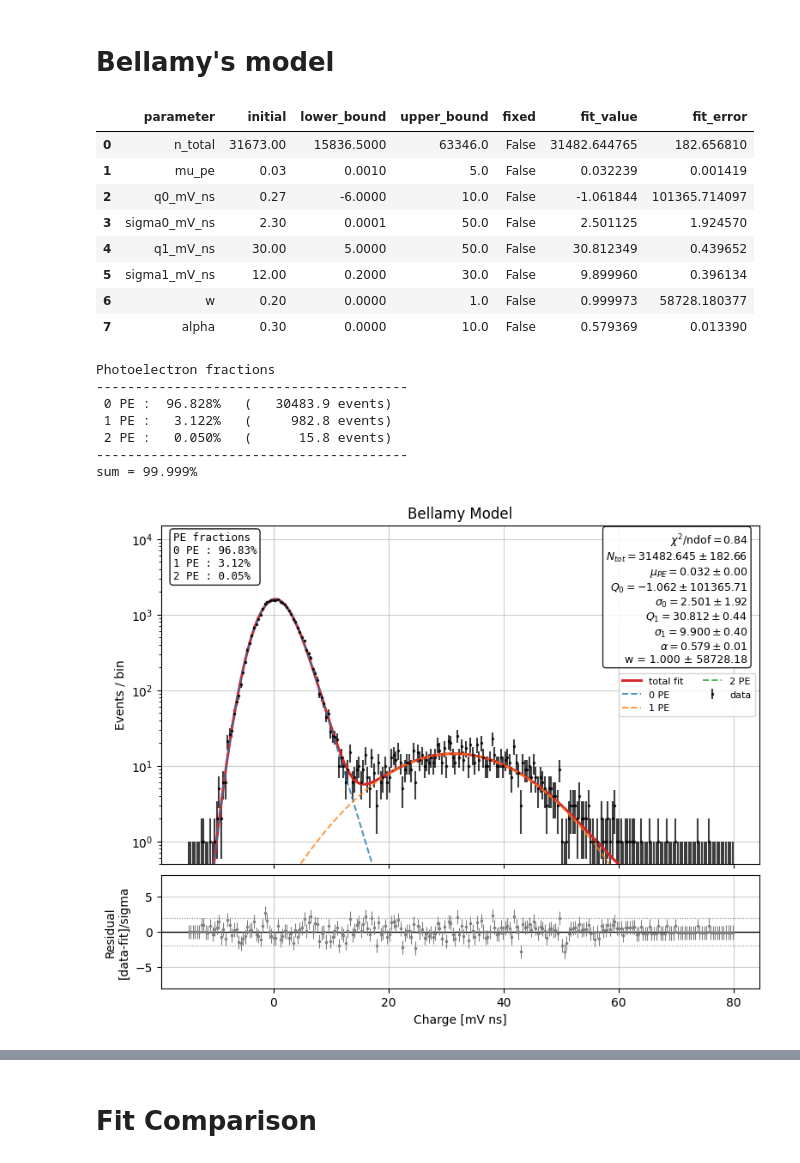
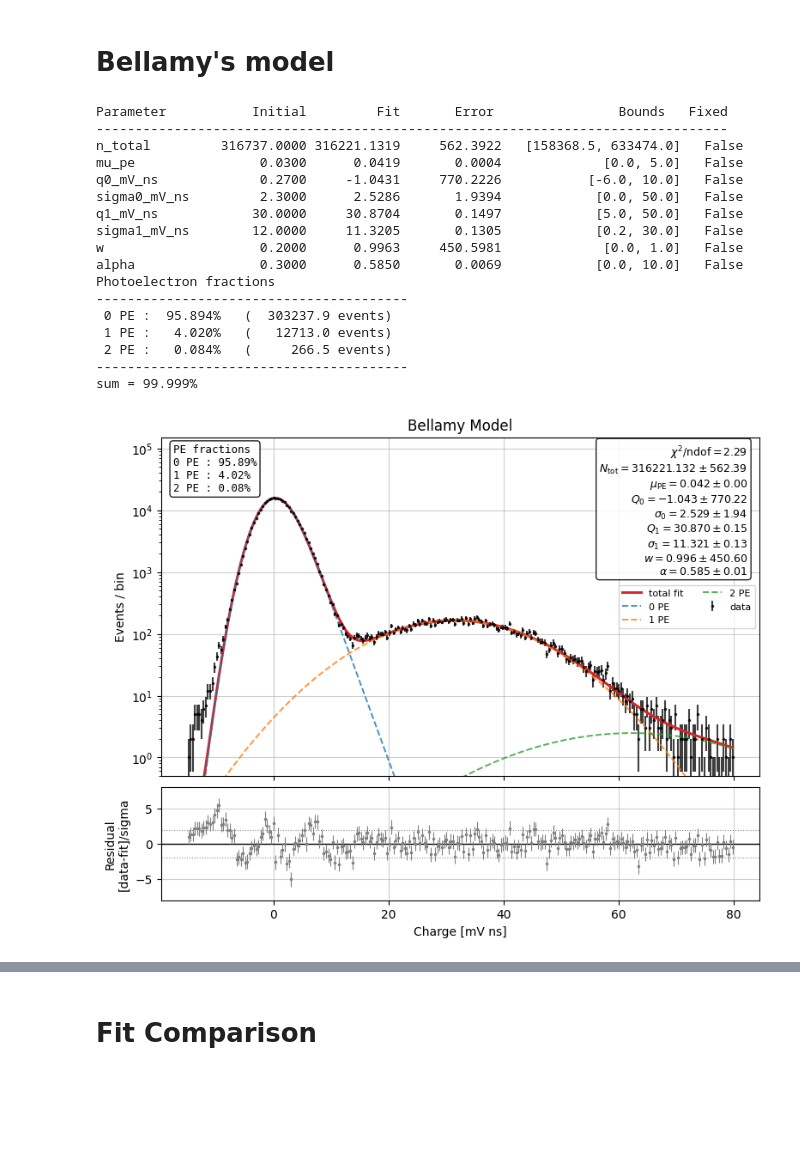
Before and after one commit to TAU-neutrino-lab/PMT-characterization, a Jupyter notebook: PMT-calibration/generic_fit.ipynb, the cells around one changed output, grey strips where cells are left out. Saved outputs shown, nothing was run; the diff lists cells and outputs as text; code cells hidden in the pictures; blank space fills up the shorter version.

Commit message:
improve plots add correlations

```diff
--- a/PMT-calibration/generic_fit.ipynb
+++ b/PMT-calibration/generic_fit.ipynb
@@ -33,7 +33,7 @@ file_name = "WA0089_850V_20MHz_Cold_led1"
 data_dir = Path("data/WA0089/LED_sweep/260615")
 
 # Set to a number for quick iteration, or None to use all matching files.
-max_files = 1
+max_files = None
 
 files = find_pmt_files(data_dir, file_name, max_files=max_files)
 
@@ -47,7 +56,7 @@ Number of files loaded: 1
 ### if and where to save plots
 # %%
 save_plots = True
-save_dir = 'plots_fit_results'
+save_dir = 'plots_fit_resultss'
 file_nickname = file_name
 # %% [markdown]
 # Configuration
@@ -220,8 +229,10 @@ fit_poisson = fit_poisson_spe(
     fit_range=fit_range
 )
 
-table_poisson = fit_result_table(fit_poisson)
-display( table_poisson )
+# table_poisson = fit_result_table(fit_poisson)
+# display( table_poisson )
+
+print_fit_result_table(fit_poisson)
 
 poisson_evt_fractions = poisson_npe_fractions( fit_poisson, maxPE)
 print_npe_fractions( poisson_evt_fractions, n_total=fit_poisson["parameters"]["n_total"] )
@@ -296,8 +314,10 @@ fit_bellamy = fit_bellamy_spe(
     fit_range=fit_range
 )
 
-table_bellamy = fit_result_table(fit_bellamy)
-display( table_bellamy )
+# table_bellamy = fit_result_table(fit_bellamy)
+# display( table_bellamy )
+
+print_fit_result_table(fit_bellamy)
 
 bellamy_evt_fractions = poisson_npe_fractions( fit_bellamy, maxPE)
 print_npe_fractions( bellamy_evt_fractions, n_total=fit_bellamy["parameters"]["n_total"] )
@@ -305,43 +325,44 @@ print_npe_fractions( bellamy_evt_fractions, n_total=fit_bellamy["parameters"]["n
 fig, ax, ax_resid = plot_fit_result(
     fit_bellamy,
     title="Bellamy Model",
     logscale=True,
     # ylims= (0, 600),
     component_visibility_fraction=0, #1e-3,
     )
 
 fraction_lines = [  "PE fractions" ]
 for n_pe, frac in bellamy_evt_fractions.items():
     fraction_lines.append(
         f"{n_pe} PE : {100*frac:.2f}%"
     )
 
 fraction_text = "\n".join( fraction_lines )
 
 ax.text( 0.02, 0.98, fraction_text, transform=ax.transAxes,
     ha="left", va="top", fontsize=9, family="monospace",
     bbox=dict(
         boxstyle="round",
         facecolor="white",
         alpha=0.85,
     ))
 
 save_plot(fig, save_plots, save_dir, file_nickname, f"fit_Bellamy",  Nevents=None);
 # %% [output]
-|  | parameter | initial | lower_bound | upper_bound | fixed | fit_value | fit_error |
-| 0 | n_total | 31673.00 | 15836.5000 | 63346.0 | False | 31482.644765 | 182.656810 |
-| 1 | mu_pe | 0.03 | 0.0010 | 5.0 | False | 0.032239 | 0.001419 |
-| 2 | q0_mV_ns | 0.27 | -6.0000 | 10.0 | False | -1.061844 | 101365.714097 |
-| 3 | sigma0_mV_ns | 2.30 | 0.0001 | 50.0 | False | 2.501125 | 1.924570 |
-| 4 | q1_mV_ns | 30.00 | 5.0000 | 50.0 | False | 30.812349 | 0.439652 |
-| 5 | sigma1_mV_ns | 12.00 | 0.2000 | 30.0 | False | 9.899960 | 0.396134 |
-| 6 | w | 0.20 | 0.0000 | 1.0 | False | 0.999973 | 58728.180377 |
-| 7 | alpha | 0.30 | 0.0000 | 10.0 | False | 0.579369 | 0.013390 |
+Parameter           Initial         Fit       Error                Bounds   Fixed
+---------------------------------------------------------------------------------
+n_total         316737.0000 316221.1319     562.3922   [158368.5, 633474.0]   False
+mu_pe                0.0300      0.0419       0.0004             [0.0, 5.0]   False
+q0_mV_ns             0.2700     -1.0431     770.2226           [-6.0, 10.0]   False
+sigma0_mV_ns         2.3000      2.5286       1.9394            [0.0, 50.0]   False
+q1_mV_ns            30.0000     30.8704       0.1497            [5.0, 50.0]   False
+sigma1_mV_ns        12.0000     11.3205       0.1305            [0.2, 30.0]   False
+w                    0.2000      0.9963     450.5981             [0.0, 1.0]   False
+alpha                0.3000      0.5850       0.0069            [0.0, 10.0]   False
 Photoelectron fractions
 ----------------------------------------
- 0 PE :  96.828%   (   30483.9 events)
- 1 PE :   3.122%   (     982.8 events)
- 2 PE :   0.050%   (      15.8 events)
+ 0 PE :  95.894%   (  303237.9 events)
+ 1 PE :   4.020%   (   12713.0 events)
+ 2 PE :   0.084%   (     266.5 events)
 ----------------------------------------
 sum = 99.999%
-[figure, old version]
+[figure, new version]
```
Also changed, not shown: parts of 13 cells of this notebook, 3 other files.
